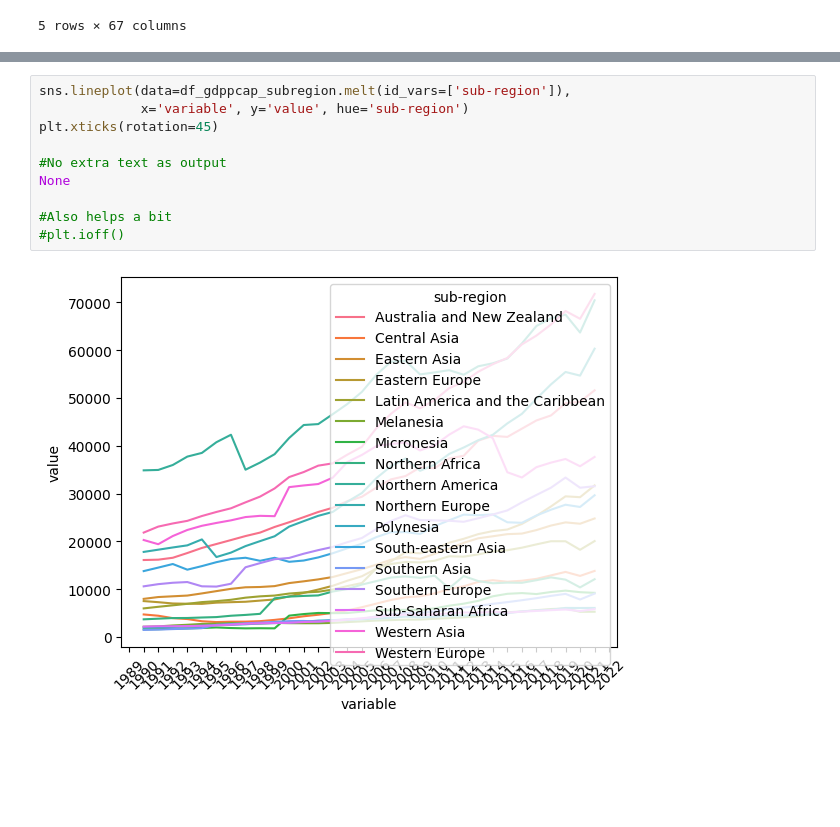
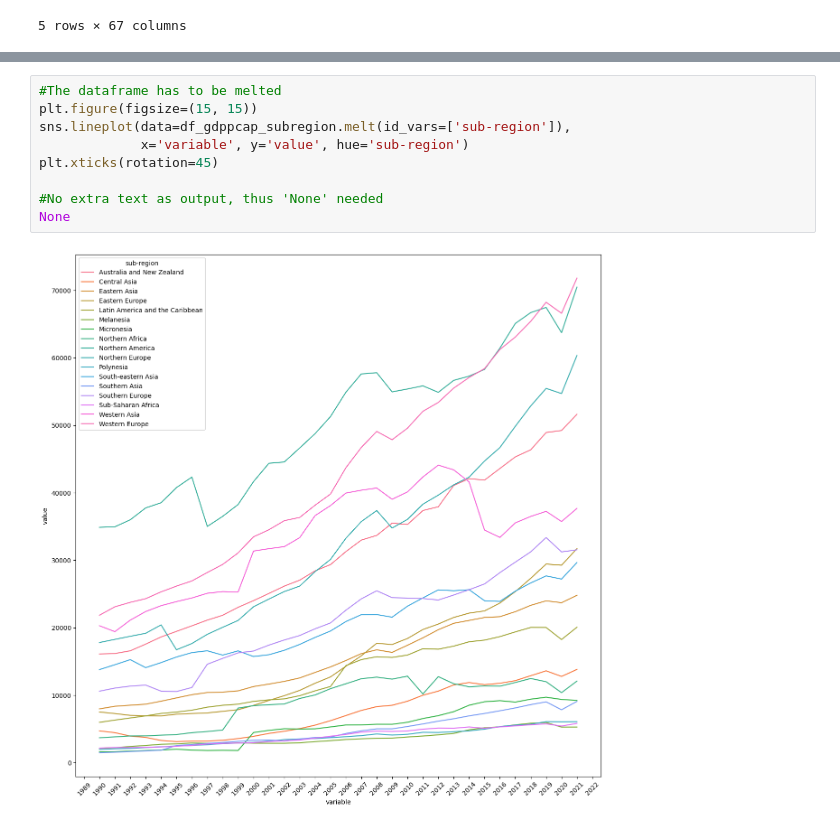
Before and after one commit to varjakm/Andmetehnika_projekt, a Jupyter notebook: projekt.ipynb, the cells around one changed output, grey strips where cells are left out. Cells and saved outputs as stored; diff of their text form; blank space fills up the shorter version.

```diff
--- a/projekt.ipynb
+++ b/projekt.ipynb
@@ -244,12 +181,11 @@ df_gdppcap_subregion.melt(id_vars=['sub-region'])
 # %%
+#The dataframe has to be melted
+plt.figure(figsize=(15, 15))
 sns.lineplot(data=df_gdppcap_subregion.melt(id_vars=['sub-region']),
              x='variable', y='value', hue='sub-region')
 plt.xticks(rotation=45)
 
-#No extra text as output
+#No extra text as output, thus 'None' needed
 None
-
-#Also helps a bit
-#plt.ioff()
 # %% [output]
-[figure, old version]
+[figure, new version]
```
Also changed, not shown: parts of 16 cells of this notebook.
